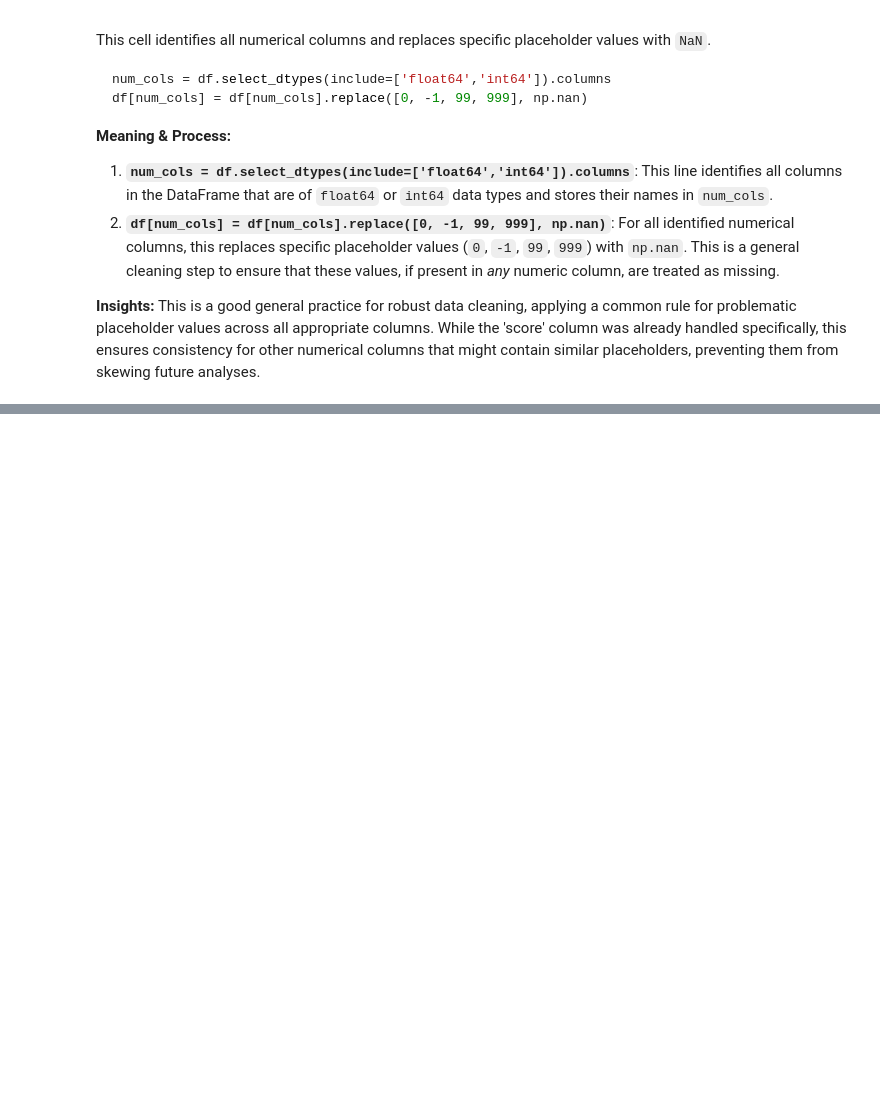
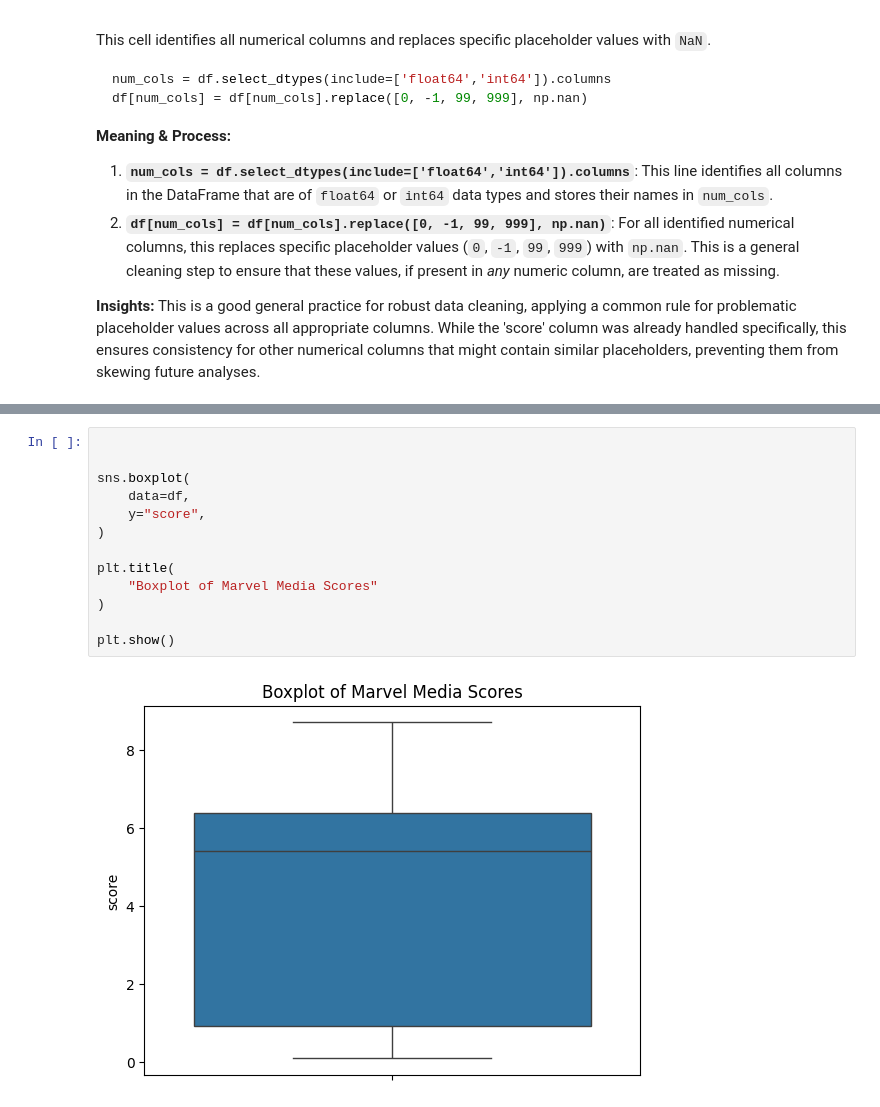
Before and after one commit to CreatorDave/201lab05a, a Jupyter notebook: Lab4.ipynb, the cells around one changed output, grey strips where cells are left out. Saved outputs shown, nothing was run; the diff lists cells and outputs as text; blank space fills up the shorter version.

```diff
--- a/Lab4.ipynb
+++ b/Lab4.ipynb
@@ -893,0 +931,15 @@ df[num_cols] = df[num_cols].replace([0, -1, 99, 999], np.nan)
+# %%
+
+
+sns.boxplot(
+    data=df,
+    y="score",
+)
+
+plt.title(
+    "Boxplot of Marvel Media Scores"
+)
+
+plt.show()
+# %% [output]
+[figure, added]
```
Also changed, not shown: parts of 8 cells of this notebook.
